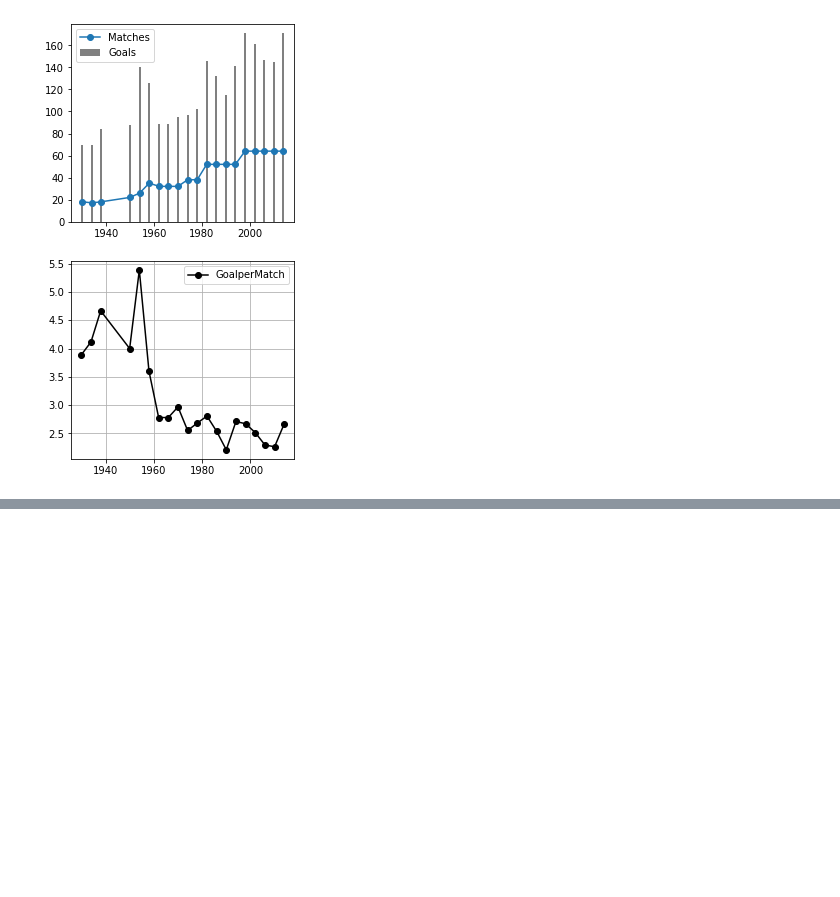
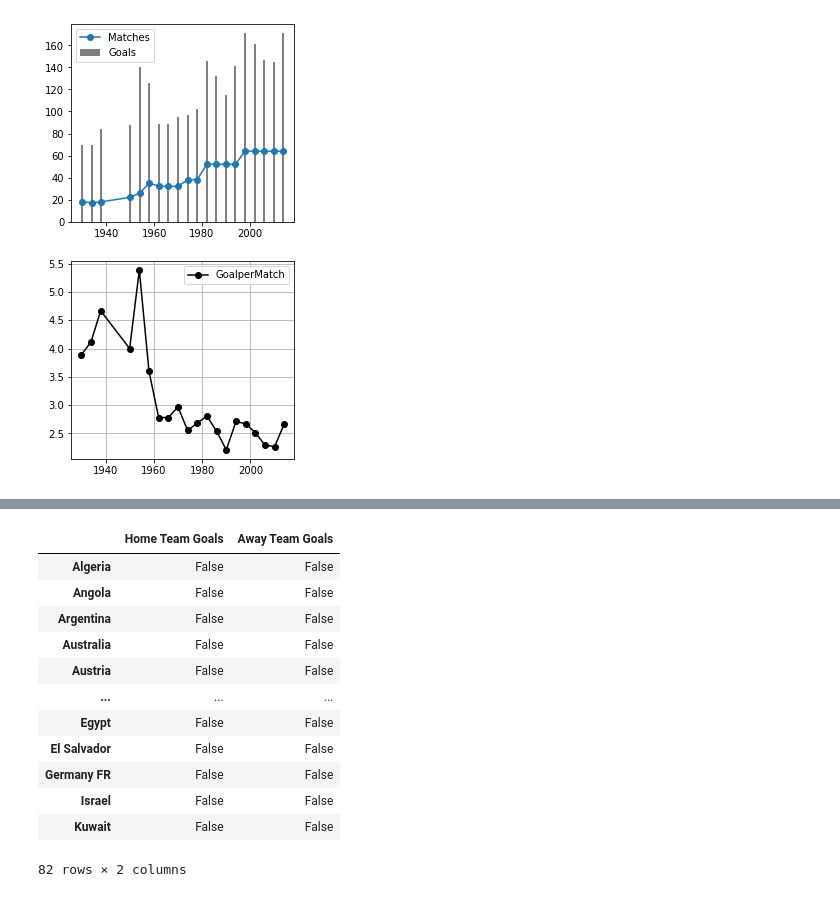
Before and after one commit to LeeSeongYeob/Python-Basic, a Jupyter notebook: 월드컵데이터_분석.ipynb, the cells around one changed output, grey strips where cells are left out. Cells and saved outputs as stored; diff of their text form; code cells hidden in the pictures; blank space fills up the shorter version.

```diff
--- a/월드컵데이터_분석.ipynb
+++ b/월드컵데이터_분석.ipynb
@@ -67,0 +71,3 @@ fig.show()
+# %%
+data = pd.read_csv('./WorldCupMatches.csv')
+data.info()
@@ -67,0 +135,18 @@ fig.show()
+# %%
+#  결측 데이터 채우기
+goal_per_country = pd.concat([home_team,away_team],axis = 1).fillna(0)
+goal_per_country.isna()
+# %% [output]
+|  | Home Team Goals | Away Team Goals |
+| Algeria | False | False |
+| Angola | False | False |
+| Argentina | False | False |
+| Australia | False | False |
+| Austria | False | False |
+| ... | ... | ... |
+| Egypt | False | False |
+| El Salvador | False | False |
+| Germany FR | False | False |
+| Israel | False | False |
+| Kuwait | False | False |
+82 rows × 2 columns
```
Also changed, not shown: parts of 7 cells of this notebook.
